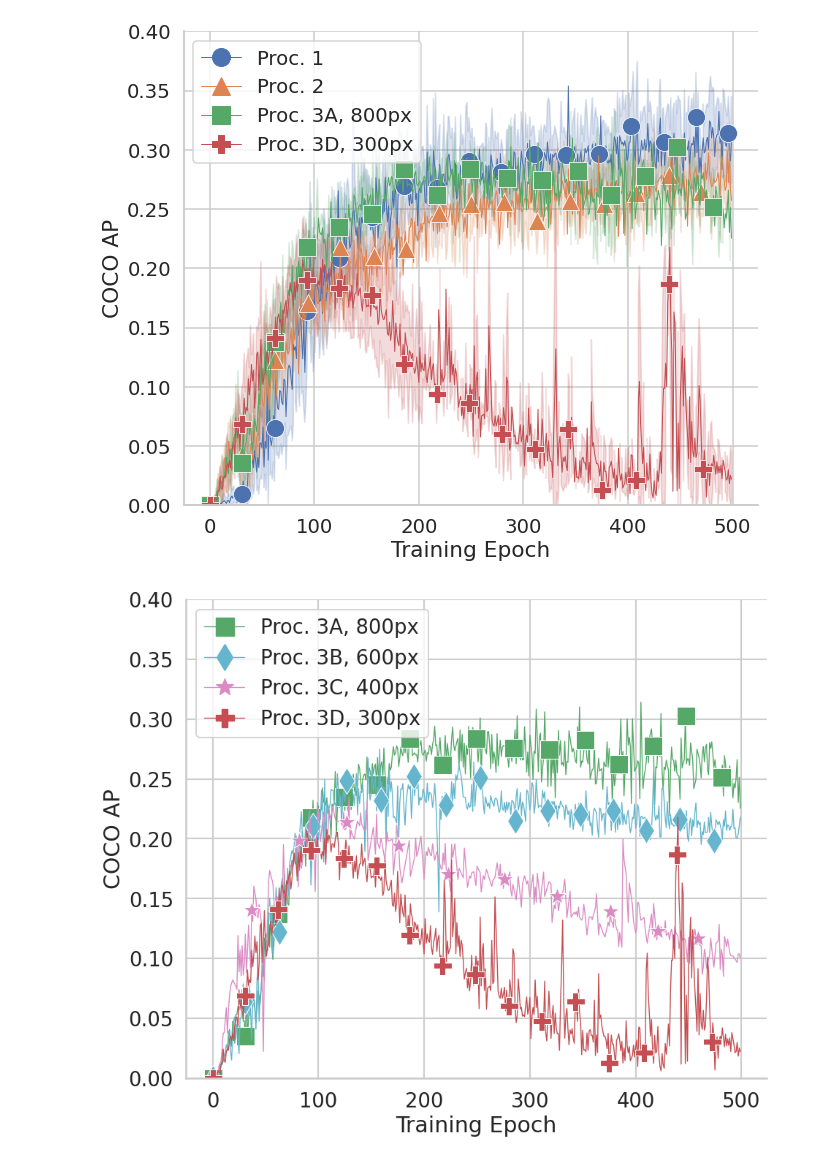
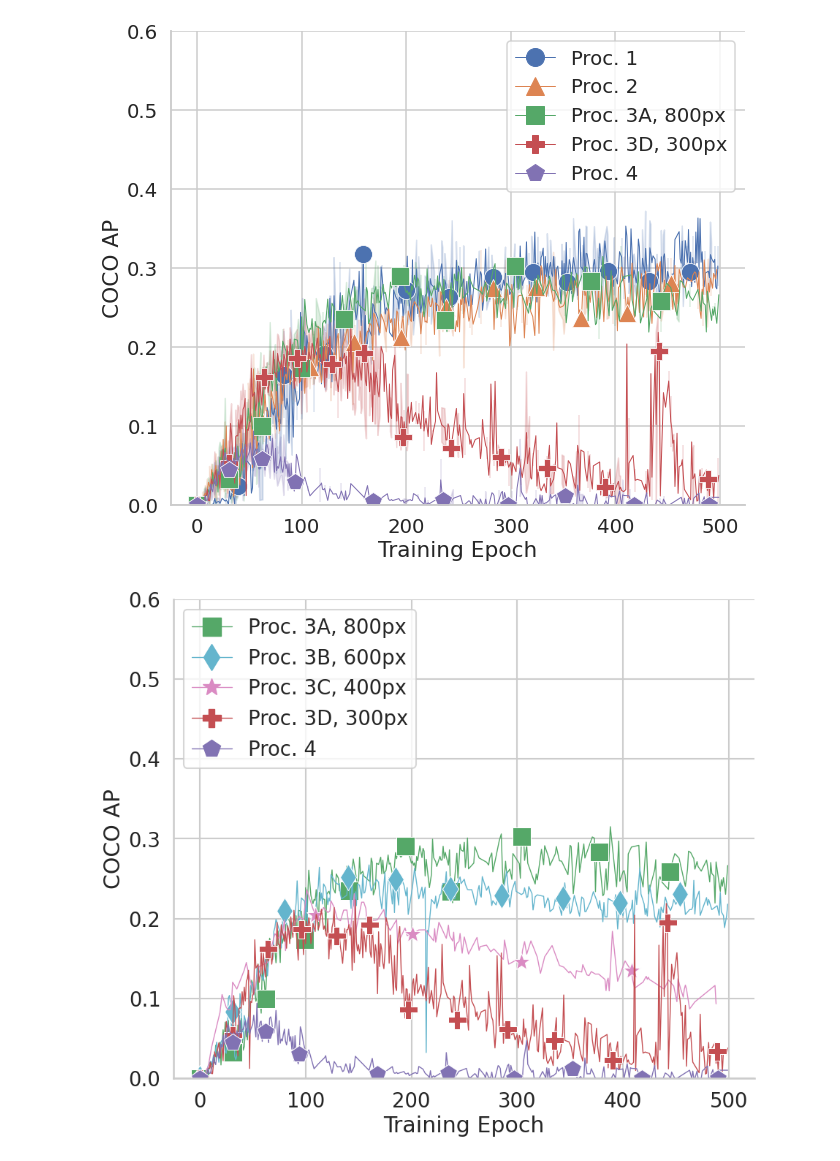
Before and after one commit to florisdf/jpdr, a Jupyter notebook: notebooks/03_training_procedure_experiments/01_procedure_plots.ipynb, the cells around one changed output. Saved outputs shown, nothing was run; the diff lists cells and outputs as text; code cells hidden in the pictures.

Commit message:
Add Proc. 4 to plots

```diff
--- a/notebooks/03_training_procedure_experiments/01_procedure_plots.ipynb
+++ b/notebooks/03_training_procedure_experiments/01_procedure_plots.ipynb
@@ -9,6 +9,7 @@ RECOG_AP = 'mAP'
 PROC_1 = "Proc. 1"# (Conventional detector training)"
 PROC_2 = "Proc. 2"# (Two-phase training)"
 PROC_3 = "Proc. 3"# (Crop batch training)"
+PROC_4 = "Proc. 4"# (Task-specific training)"
 # %%
 from pathlib import Path
 
@@ -78,4 +79,6 @@ df = df.rename(columns={
     "COCO_detect/AP@[0.50:0.95]": COCO_AP_BIN,
     "AggPRCurve/mAP": RECOG_AP,
 })
+
+df.loc[(df[PROC] == PROC_4), CROP_SIZE] = -1
 # %%
@@ -98,69 +103,70 @@ for i, size in enumerate(crop_sizes_names):
 # %%
-fig_path = Path('/home/fdf/femzpool/jpdr_paper/imgs/')
+fig_path = Path('.')
 # %%
 import seaborn as sns
 import matplotlib.pyplot as plt
 
 figsize = (10, 8)
 markers = [
-    'o', '^', 's', "P"
+    'o', '^', 's', "P", "p"
 ]
 
 size_kwargs = dict(
     height=figsize[1],
     aspect=figsize[0]/figsize[1],
     markevery=31,
-    dashes=False, markers=markers,
+    dashes=False,
+    markers=markers,
 )
 
 sns.set(
     context='talk',
     style='whitegrid',
     font_scale=1.2,
     rc={
         'lines.linewidth': 1,
         'figure.figsize': figsize,
         'lines.markersize': 18,
     }
 )
 
 
 fig = sns.relplot(
-    data=df[df[CROP_SIZE].isin([800, 300])],
+    data=df[df[CROP_SIZE].isin([800, 300, -1])],
     x=EPOCH, y=COCO_AP, hue=PROC, kind='line',
     style=PROC, ci='sd',
     **size_kwargs
 )
 fig.legend.remove()
-fig.set(ylim=(0, 0.4))
+fig.set(ylim=(0, 0.6))
 #fig.set(xlim=(0, 400))
 plt.legend()
-fig.savefig(fig_path / 'COCO_AP_proc_1_2_3.png')
+fig.savefig(fig_path / 'COCO_AP_proc_1_2_3_4.png')
 # %% [output]
-[figure, old version]
+[figure, new version]
 # %%
 colors = sns.color_palette()
-proc_3_kwargs = {
+proc_3_4_kwargs = {
     **size_kwargs,
     'markers': [
-        's', 'd', '*', 'P'
+        's', 'd', '*', 'P', 'p'
     ],
     'palette': [
-        colors[2], colors[-1], colors[6], colors[3]
+        colors[2], colors[-1], colors[6], colors[3], colors[4]
     ]
 }
 
 fig = sns.relplot(
-    data=df[df[PROC].isin(PROC_3_PROCS)].sort_values(by=CROP_SIZE, ascending=False),
+    data=df[df[PROC].isin(PROCS_3_4)].sort_values(by=CROP_SIZE, ascending=False),
     x=EPOCH, y=COCO_AP, hue=PROC, kind='line', style=PROC,
-    ci=None, **proc_3_kwargs
+    ci=None, **proc_3_4_kwargs
 )
 fig.legend.remove()
-fig.set(ylim=(0, 0.4))
+fig.set(ylim=(0, 0.6))
 #fig.set(xlim=(0, 400))
 plt.legend(loc='upper left')
-fig.savefig(fig_path / 'COCO_AP_proc_3_sizes.png')
+fig.savefig(fig_path / 'COCO_AP_procs_3_4.png')
 # %% [output]
-[figure, old version]
+[figure, new version]
 # %%
 fig = sns.relplot(
```
Also changed, not shown: parts of 7 cells of this notebook.
